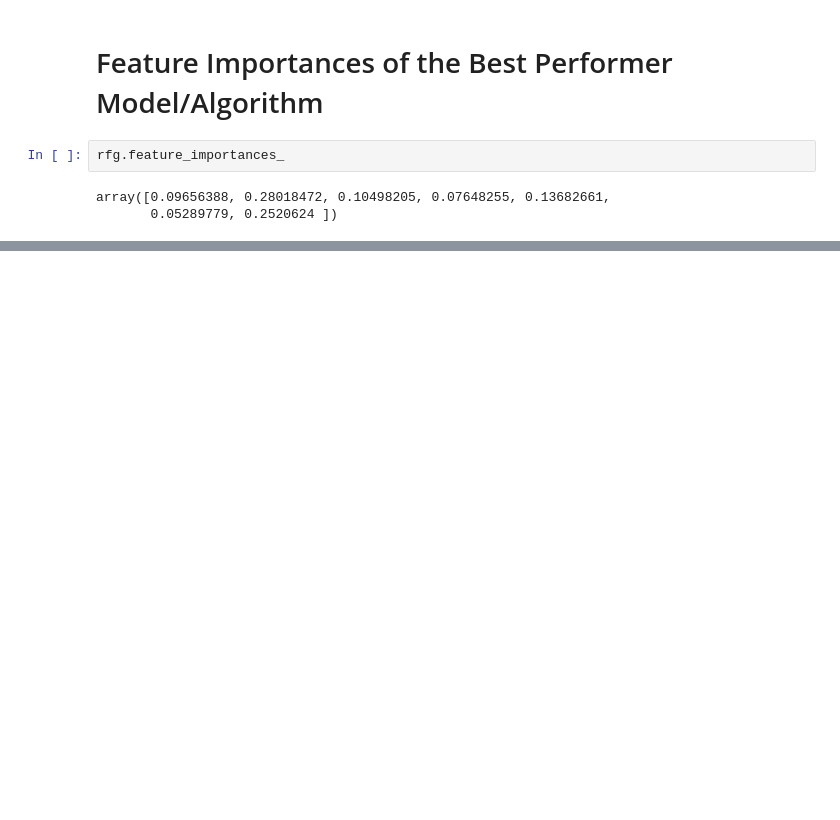
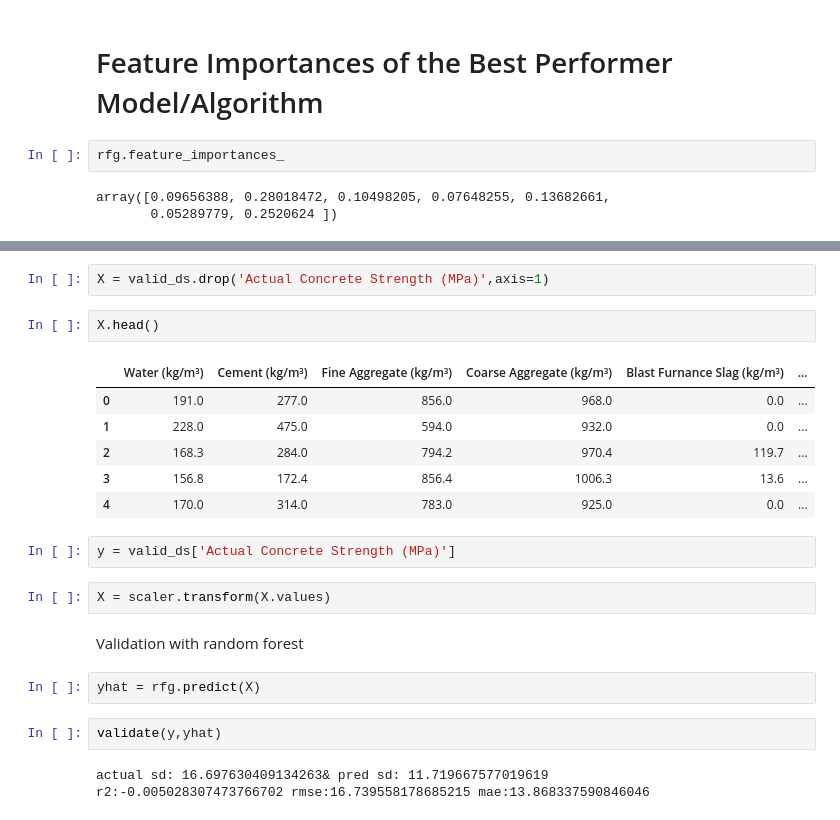
Before and after one commit to Sirfowahid/Concrete_Compressive_Strength_Analysis_Using_ML, a Jupyter notebook: CCSA.ipynb, the cells around one changed output, grey strips where cells are left out. Cells and saved outputs as stored; diff of their text form; blank space fills up the shorter version.

```diff
--- a/CCSA.ipynb
+++ b/CCSA.ipynb
@@ -1065,0 +1079,24 @@ array([0.09656388, 0.28018472, 0.10498205, 0.07648255, 0.13682661,
+# %%
+X = valid_ds.drop('Actual Concrete Strength (MPa)',axis=1)
+# %%
+X.head()
+# %% [output]
+|  | Water (kg/m³) | Cement (kg/m³) | Fine Aggregate (kg/m³) | Coarse Aggregate (kg/m³) | Blast Furnance Slag (kg/m³) | ... |
+| 0 | 191.0 | 277.0 | 856.0 | 968.0 | 0.0 | ... |
+| 1 | 228.0 | 475.0 | 594.0 | 932.0 | 0.0 | ... |
+| 2 | 168.3 | 284.0 | 794.2 | 970.4 | 119.7 | ... |
+| 3 | 156.8 | 172.4 | 856.4 | 1006.3 | 13.6 | ... |
+| 4 | 170.0 | 314.0 | 783.0 | 925.0 | 0.0 | ... |
+# %%
+y = valid_ds['Actual Concrete Strength (MPa)']
+# %%
+X = scaler.transform(X.values)
+# %% [markdown]
+Validation with random forest
+# %%
+yhat = rfg.predict(X)
+# %%
+validate(y,yhat)
+# %% [output]
+actual sd: 16.697630409134263& pred sd: 11.719667577019619
+r2:-0.005028307473766702 rmse:16.739558178685215 mae:13.868337590846046
```
Also changed, not shown: parts of 13 cells of this notebook.
